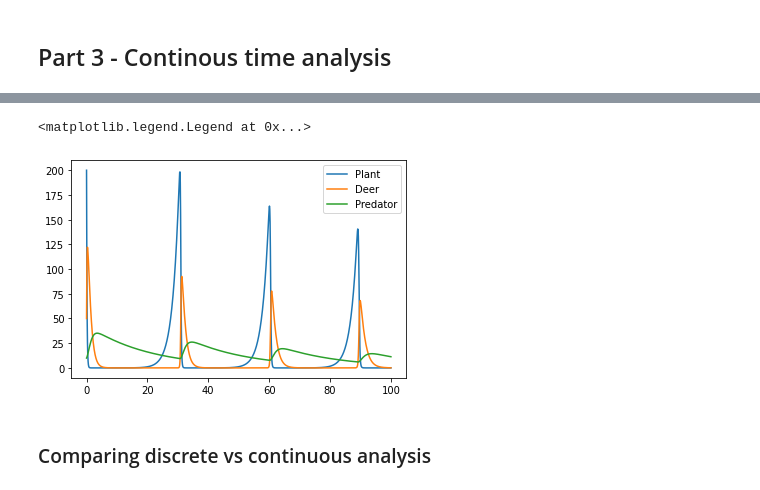
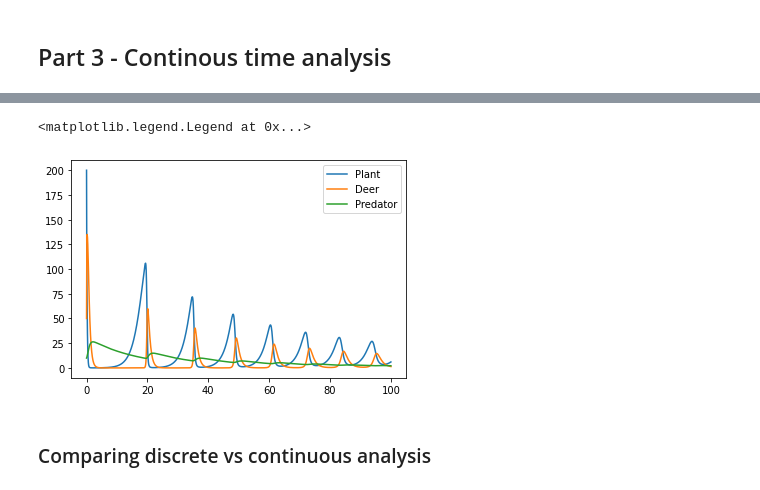
Before and after one commit to Rishi-Bidani/FIT3139, a Jupyter notebook: assignment2/assignment.ipynb, the cells around one changed output, grey strips where cells are left out. Drawn from its saved outputs; the diff is of its cells as text; code cells hidden in the pictures.

```diff
--- a/assignment2/assignment.ipynb
+++ b/assignment2/assignment.ipynb
@@ -105,7 +153,7 @@ G0 = 200
 D0 = 50
 L0 = 10
 
-natural_growth = 0.5
+natural_growth = 0.9
 death_hunted = 1.5
 
 alpha = natural_growth         # growth rate of grass
@@ -225,45 +288,59 @@ def RK2(df, y0, t0=0, h=0.1, max_iter=1000, b=0.5):
 # %%
 # GROWTH_NATURAL = 5.5
 # DEATH_HUNTED = 1
 # DEATH_NATURAL = 350
 
 # alpha = GROWTH_NATURAL  # growth rate of grass
 # beta = DEATH_HUNTED  #
 # k = DEATH_NATURAL  # max value
 # gamma = 0.02 * GROWTH_NATURAL  # growth rate of deer by grazing grass
 # delta = 0.002 * DEATH_NATURAL  # death rate of deer
 # epsilon = 0.3 * DEATH_HUNTED  # death rate of deer by being hunted by lion
 # mu = 0.0002 * DEATH_NATURAL  #
 # eta = 0.02 * GROWTH_NATURAL  #
 # theta = 0.002 * DEATH_NATURAL
 
-natural_growth = 0.5
-death_hunted = 1.5
+# #################### GOOOD VALUES ####################
+# natural_growth = 0.5
+# death_hunted = 1.5
 
-alpha = natural_growth         # growth rate of grass
-beta = 0.1                          #
-k = 2000                            # max value
-gamma = natural_growth / 10         # growth rate of deer by grazing grass
-delta = 0.4                        # death rate of deer
-epsilon = 0.02                      # death rate of deer by being hunted by lion
-mu = 0.04                           #
-eta = natural_growth / 64          #
-theta = 0.01
+# alpha = natural_growth         # growth rate of grass
+# beta = 0.1                          #
+# k = 200                            # max value
+# gamma = natural_growth / 10         # growth rate of deer by grazing grass
+# delta = 0.4                        # death rate of deer
+# epsilon = 0.02                      # death rate of deer by being hunted by lion
+# mu = 0.04                           #
+# eta = natural_growth / 64          #
+# theta = 0.01
+
+GROWTH_NATURAL = 0.008
+DEATH = 0.02
+k = 200  # max value
+
+alpha = 64 * GROWTH_NATURAL  # growth rate of grass
+beta = 0.1  #
+gamma = 10 * GROWTH_NATURAL  # growth rate of deer by grazing grass
+delta = 40 * DEATH  # death rate of deer
+epsilon = 2 * DEATH  # death rate of deer by being hunted by lion
+mu = 0.04  #
+eta = GROWTH_NATURAL  #
+theta = DEATH
 
 
 x0 = np.array([200, 50, 10])
 LV1 = generate_lotka_volterra(alpha, beta, k, gamma, delta, epsilon, mu, eta, theta)
 
-t, sol = RK2(LV1, x0)
+t, sol = RK2(LV1, x0, max_iter=1000)
 x = sol[0]
 y = sol[1]
 z = sol[2]
-plt.plot(t, x, label='Plant')
-plt.plot(t, y, label='Deer')
-plt.plot(t, z, label='Predator')
+plt.plot(t, x, label="Plant")
+plt.plot(t, y, label="Deer")
+plt.plot(t, z, label="Predator")
 plt.legend()
 # %% [output]
 <matplotlib.legend.Legend at 0x...>
-[figure, old version]
+[figure, new version]
 # %% [markdown]
 ### Comparing discrete vs continuous analysis
```
Also changed, not shown: parts of 9 cells of this notebook.
